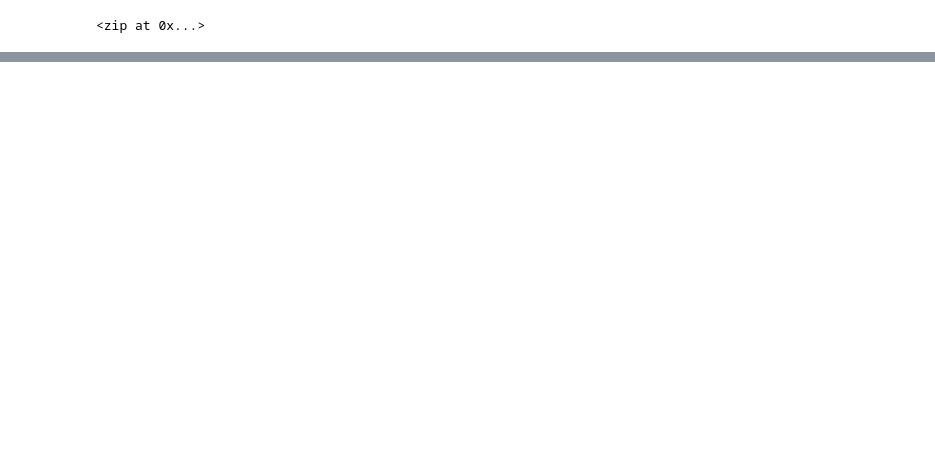
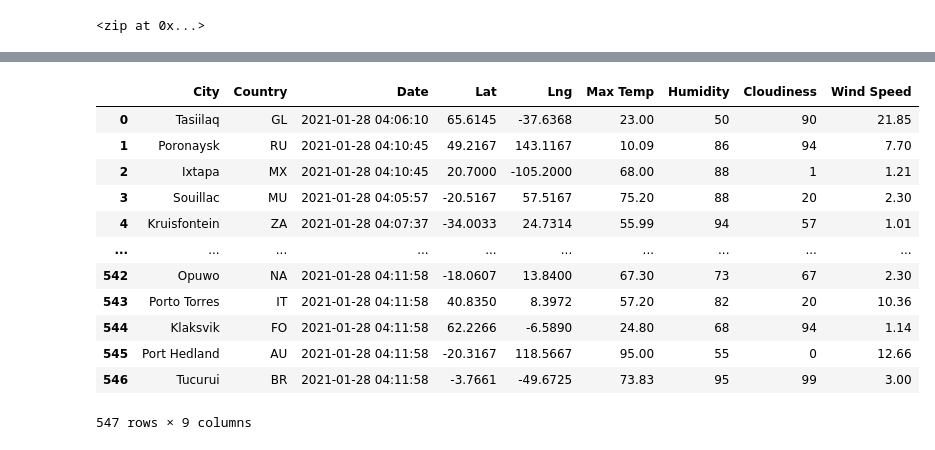
Before and after one commit to pavirova/World_Weather_Analysis, a Jupyter notebook: WeatherPy.ipynb, the cells around one changed output, grey strips where cells are left out. Cells and saved outputs as stored; diff of their text form; code cells hidden in the pictures; blank space fills up the shorter version.

Commit message:
updated .gitignore and WeatherPy

```diff
--- a/WeatherPy.ipynb
+++ b/WeatherPy.ipynb
@@ -6,0 +13,4 @@ from citipy import citipy
+# %%
+# Starting URL for Weather Map API Call.
+url = "http://api.openweathermap.org/data/2.5/weather?units=Imperial&APPID=" + weather_api_key
+print(url)
@@ -31,0 +126,4 @@ len(cities)
+# %%
+# Convert the array of dictionaries to a Pandas DataFrame.
+city_data_df = pd.DataFrame(city_data)
+city_data_df.head(10)
@@ -31,0 +142,18 @@ len(cities)
+# %%
+new_column_number = ["City", "Country", "Date", "Lat", "Lng", "Max Temp", "Humidity", "Cloudiness", "Wind Speed"]
+city_data_df = city_data_df[new_column_number]
+city_data_df
+# %% [output]
+|  | City | Country | Date | Lat | Lng | Max Temp | Humidity | Cloudiness | Wind Speed |
+| 0 | Tasiilaq | GL | 2021-01-28 04:06:10 | 65.6145 | -37.6368 | 23.00 | 50 | 90 | 21.85 |
+| 1 | Poronaysk | RU | 2021-01-28 04:10:45 | 49.2167 | 143.1167 | 10.09 | 86 | 94 | 7.70 |
+| 2 | Ixtapa | MX | 2021-01-28 04:10:45 | 20.7000 | -105.2000 | 68.00 | 88 | 1 | 1.21 |
+| 3 | Souillac | MU | 2021-01-28 04:05:57 | -20.5167 | 57.5167 | 75.20 | 88 | 20 | 2.30 |
+| 4 | Kruisfontein | ZA | 2021-01-28 04:07:37 | -34.0033 | 24.7314 | 55.99 | 94 | 57 | 1.01 |
+| ... | ... | ... | ... | ... | ... | ... | ... | ... | ... |
+| 542 | Opuwo | NA | 2021-01-28 04:11:58 | -18.0607 | 13.8400 | 67.30 | 73 | 67 | 2.30 |
+| 543 | Porto Torres | IT | 2021-01-28 04:11:58 | 40.8350 | 8.3972 | 57.20 | 82 | 20 | 10.36 |
+| 544 | Klaksvik | FO | 2021-01-28 04:11:58 | 62.2266 | -6.5890 | 24.80 | 68 | 94 | 1.14 |
+| 545 | Port Hedland | AU | 2021-01-28 04:11:58 | -20.3167 | 118.5667 | 95.00 | 55 | 0 | 12.66 |
+| 546 | Tucurui | BR | 2021-01-28 04:11:58 | -3.7661 | -49.6725 | 73.83 | 95 | 99 | 3.00 |
+547 rows × 9 columns
```
Also changed, not shown: parts of 7 cells of this notebook, 1 other file.
